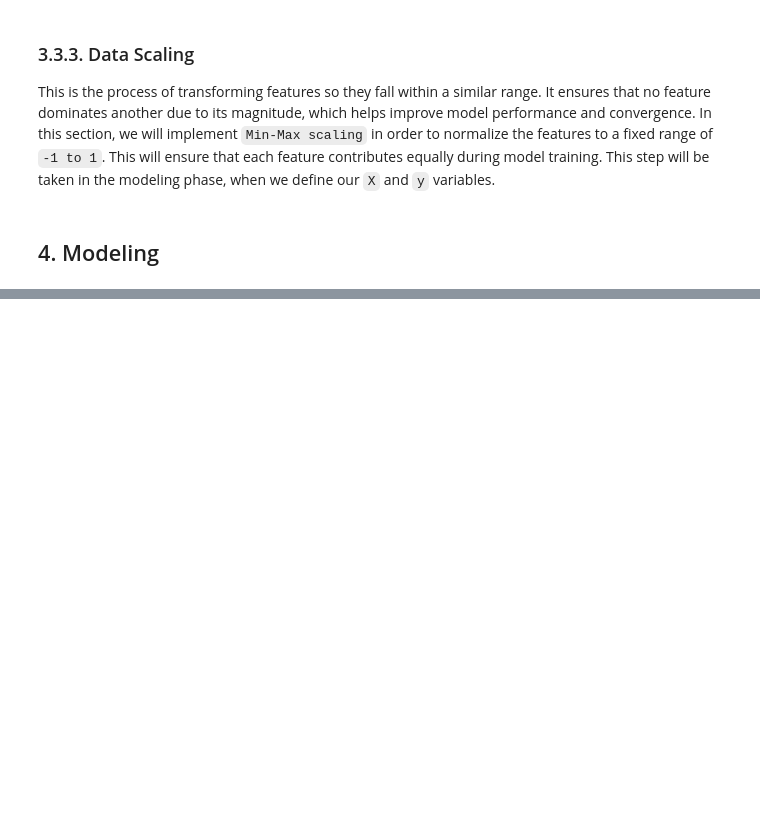
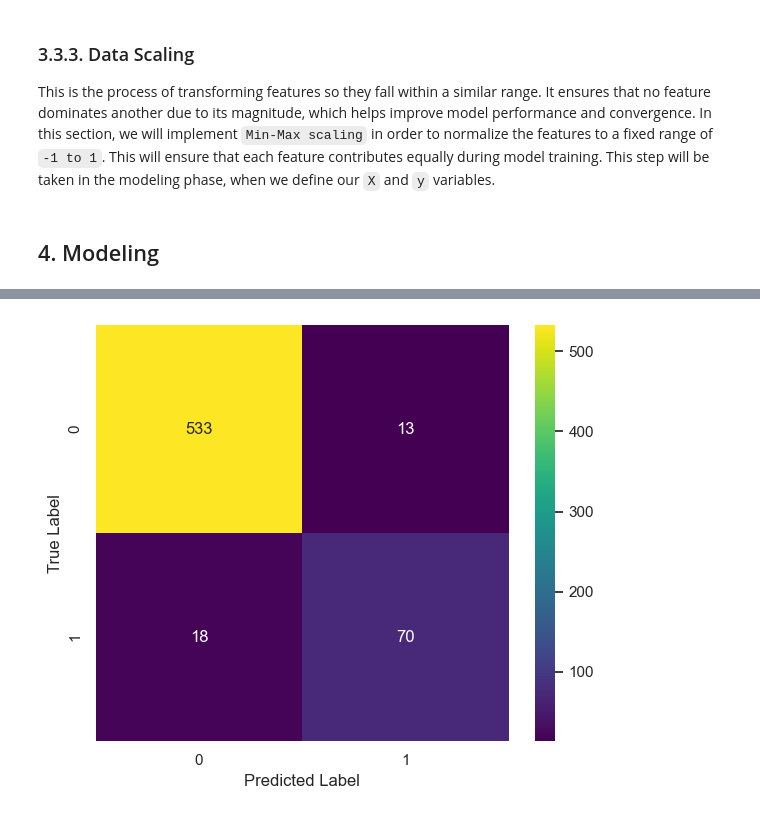
Before and after one commit to Patricknmaina/Phase-3-Project, a Jupyter notebook: index.ipynb, the cells around one changed output, grey strips where cells are left out. Saved outputs shown, nothing was run; the diff lists cells and outputs as text; code cells hidden in the pictures; blank space fills up the shorter version.

```diff
--- a/index.ipynb
+++ b/index.ipynb
@@ -891,0 +934,13 @@ plt.show();
+# %%
+# instantiate an XGBoost model
+xgb_model = XGBClassifier(random_state=42)
+
+# fit the training data
+xgb_model.fit(X_train_smote, y_train_smote)
+
+# make predictions on test set
+y_pred_xgb = xgb_model.predict(X_test_scaled)
+
+# compute the accuracy of the model
+xgb_acc = accuracy_score(y_test, y_pred_xgb)
+print("XGBoost model accuracy:", xgb_acc)
@@ -891,0 +965,5 @@ plt.show();
+# %%
+# plot the confusion matrix
+plot_confusion_matrix(y_test, y_pred_xgb, class_labels=[0, 1])
+# %% [output]
+[figure, added]
```
Also changed, not shown: parts of 63 cells of this notebook.
